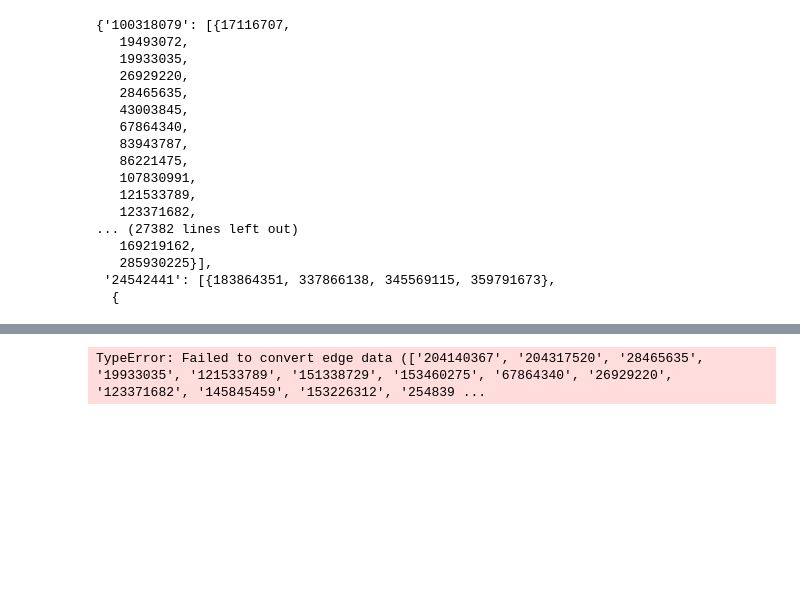
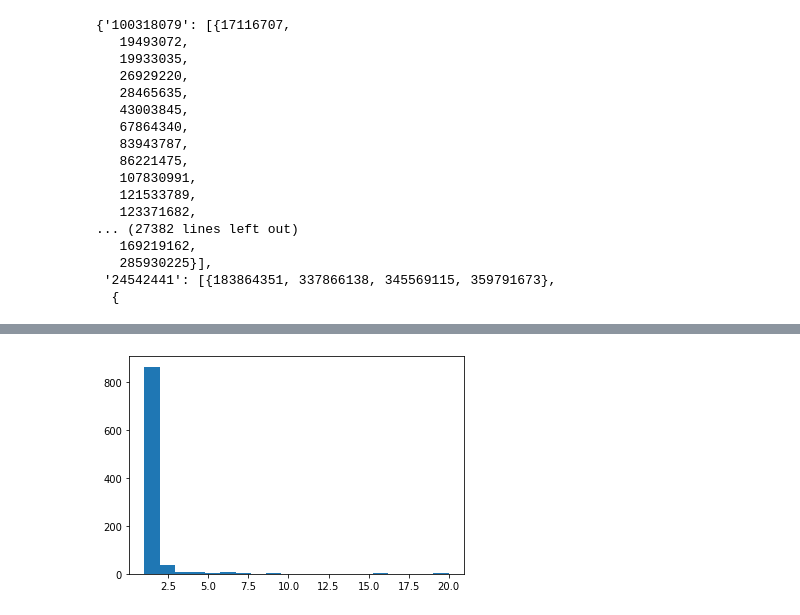
Before and after one commit to psnehas/Twitter_Graph_Mining, a Jupyter notebook: egotwitter.ipynb, the cells around one changed output, grey strips where cells are left out. Saved outputs shown, nothing was run; the diff lists cells and outputs as text; code cells hidden in the pictures; blank space fills up the shorter version.

```diff
--- a/egotwitter.ipynb
+++ b/egotwitter.ipynb
@@ -154,18 +189,5 @@ def run_on_train(algorithm, power):
-# %%
-import networkx as nx
-import matplotlib.pyplot as plt
-#circles_files = #glob.glob("twitter/*.circles")
-# g = nx.read_edgelist('./twitter_combined.txt', create_using  = nx.Graph(), nodetype = int)
-g = nx.read_edgelist('./twitter/100318079.circles', create_using  = nx.Graph(), nodetype = int)
-
-print(nx.info(g))
-
-sp=nx.spring_layout(g)
-
-plt.axis('off')
-
-nx.draw_networkx(g,pos=sp,with_labels=False, node_size = 35)
-
-plt.show()
-# %% [output]
-TypeError: Failed to convert edge data (['204140367', '204317520', '28465635', '19933035', '121533789', '151338729', '153460275', '67864340', '26929220', '123371682', '145845459', '153226312', '254839 ...
+# %%
+plt.hist(m.values(),20)
+plt.show()
+# %% [output]
+[figure, added]
```
Also changed, not shown: parts of 29 cells of this notebook, 1 other file.
